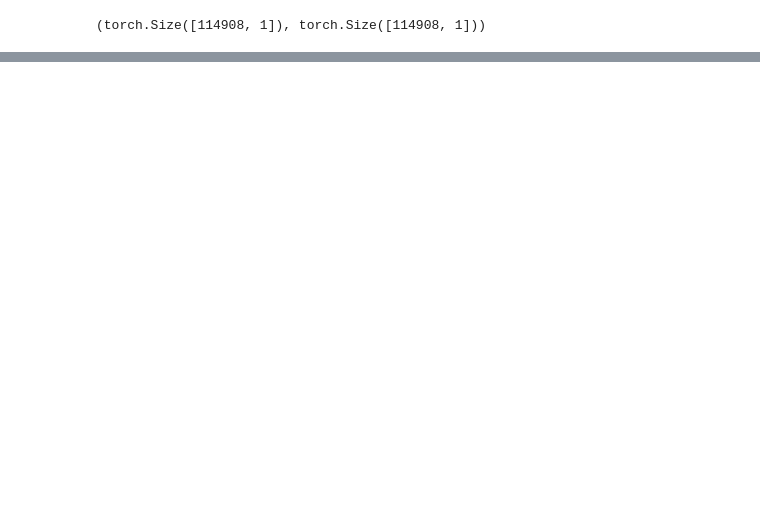
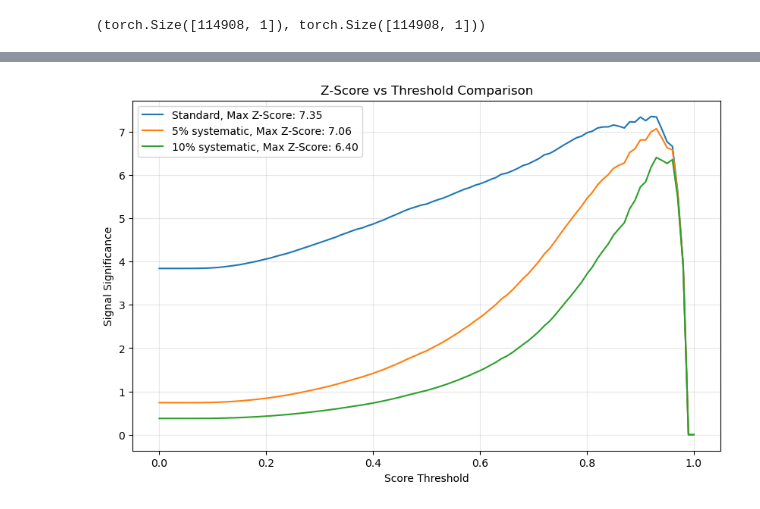
Before and after one commit to rabmc24/msci_project, a Jupyter notebook: transformer_renewed/bristol-tth-transformer-msc_project/notebooks/training.ipynb, the cells around one changed output, grey strips where cells are left out. Cells and saved outputs as stored; diff of their text form; code cells hidden in the pictures; blank space fills up the shorter version.

```diff
--- a/transformer_renewed/bristol-tth-transformer-msc_project/notebooks/training.ipynb
+++ b/transformer_renewed/bristol-tth-transformer-msc_project/notebooks/training.ipynb
@@ -437,0 +441,87 @@ torch.Size([114908, 1]) torch.Size([114908, 1])
+# %%
+# Prepare input arrays
+event_weights = val_weight_nominal.clone().detach().cpu().numpy().flatten() * 200000
+predictions = torch.sigmoid(preds).detach().cpu().numpy().flatten()
+truth_labels = labels.detach().cpu().numpy().flatten()  # Convert to numpy
+
+# Initialize arrays
+thresh_points = np.linspace(0, 1, 101)
+significance_0 = []  # No systematic
+significance_5 = []  # 5% systematic
+significance_10 = [] # 10% systematic
+
+# Calculate significance vs threshold
+for cut in thresh_points:
+    # Get events passing threshold using numpy logical operations
+    signal_mask = np.logical_and(predictions > cut, truth_labels == 1)
+    bkg_mask = np.logical_and(predictions > cut, truth_labels == 0)
+
+    # Calculate weighted events
+    S = np.sum(event_weights[signal_mask])
+    B = np.sum(event_weights[bkg_mask])
+
+    # Require minimum events
+    if S > 0 and B > 0:
+        significance_0.append(S / np.sqrt(B))
+        significance_5.append(S / np.sqrt(B + (0.05*B)**2))
+        significance_10.append(S / np.sqrt(B + (0.10*B)**2))
+    else:
+        significance_0.append(0)
+        significance_5.append(0)
+        significance_10.append(0)
+
+
+
+
+
+# Find maximum significance values and their indices
+max_0 = np.max(significance_0)
+max_5 = np.max(significance_5)
+max_10 = np.max(significance_10)
+
+idx_0 = np.argmax(significance_0)
+idx_5 = np.argmax(significance_5)
+idx_10 = np.argmax(significance_10)
+
+# Get thresholds at max significance
+thresh_0 = thresh_points[idx_0]
+thresh_5 = thresh_points[idx_5]
+thresh_10 = thresh_points[idx_10]
+
+# Calculate S and B at these thresholds
+for thresh, sig, label in zip([thresh_0, thresh_5, thresh_10],
+                            [max_0, max_5, max_10],
+                            ['No systematic', '5% systematic', '10% systematic']):
+    signal_mask = np.logical_and(predictions > thresh, truth_labels == 1)
+    bkg_mask = np.logical_and(predictions > thresh, truth_labels == 0)
+
+    S = np.sum(event_weights[signal_mask])
+    B = np.sum(event_weights[bkg_mask])
+
+    print(f"\n{label}:")
+    print(f"Max significance: {sig:.2f}")
+    print(f"At threshold: {thresh:.3f}")
+    print(f"S: {S:.1f}")
+    print(f"B: {B:.1f}")
+
+
+
+
+fig = plt.figure(figsize=(10,6))
+
+# Plot significance lines
+plt.plot(thresh_points, significance_0, label='Standard, Max Z-Score: {:.2f}'.format(max_0))
+plt.plot(thresh_points, significance_5, label='5% systematic, Max Z-Score: {:.2f}'.format(max_5))
+plt.plot(thresh_points, significance_10, label='10% systematic, Max Z-Score: {:.2f}'.format(max_10))
+
+# Customize plot
+plt.xlabel('Score Threshold')
+plt.ylabel('Signal Significance')
+plt.title('Z-Score vs Threshold Comparison')
+plt.grid(alpha=0.3)
+plt.legend(loc='upper left')
+
+
+#show plot
+plt.show()
+# %% [output]
@@ -437,0 +545 @@ torch.Size([114908, 1]) torch.Size([114908, 1])
+[figure, added]
```
Also changed, not shown: parts of 10 cells of this notebook, 51 other files.
